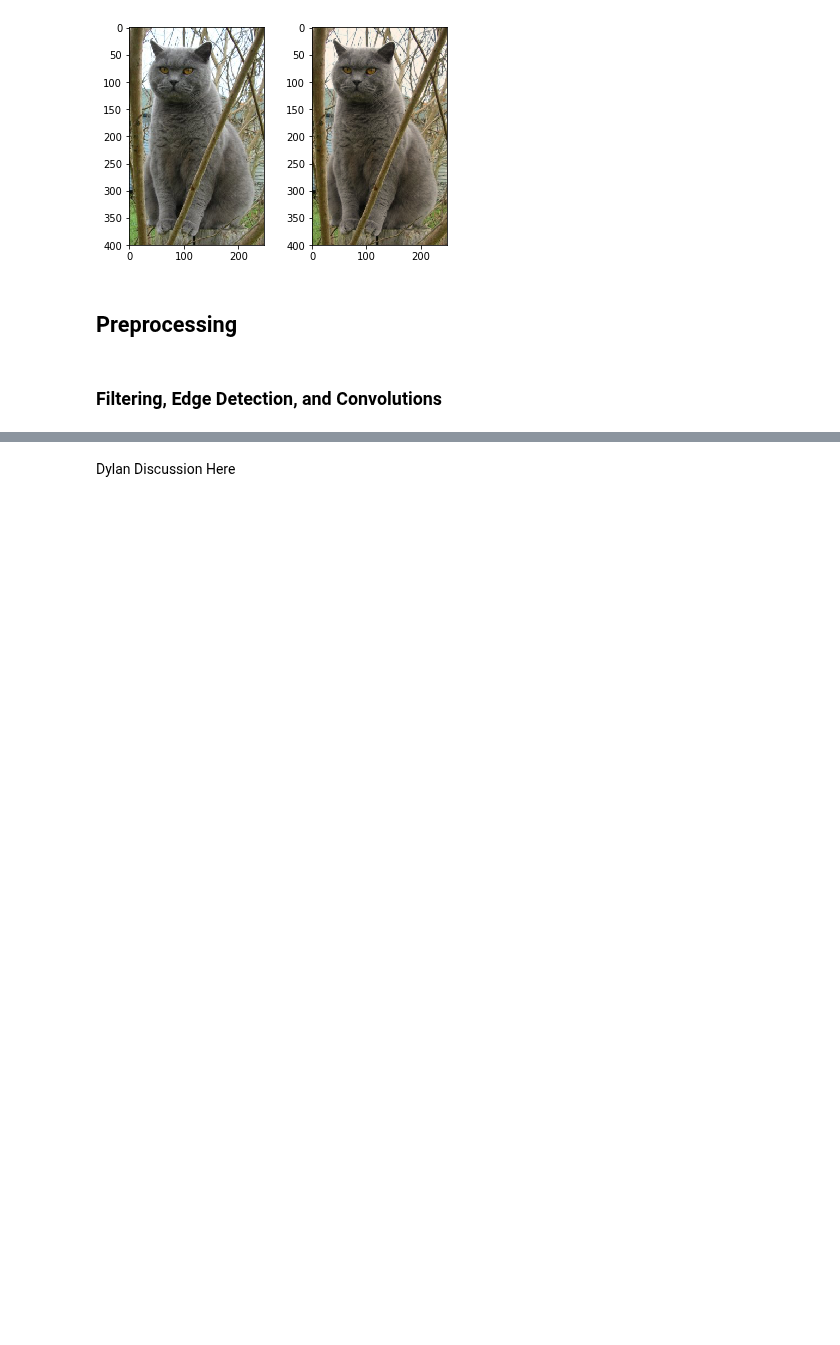
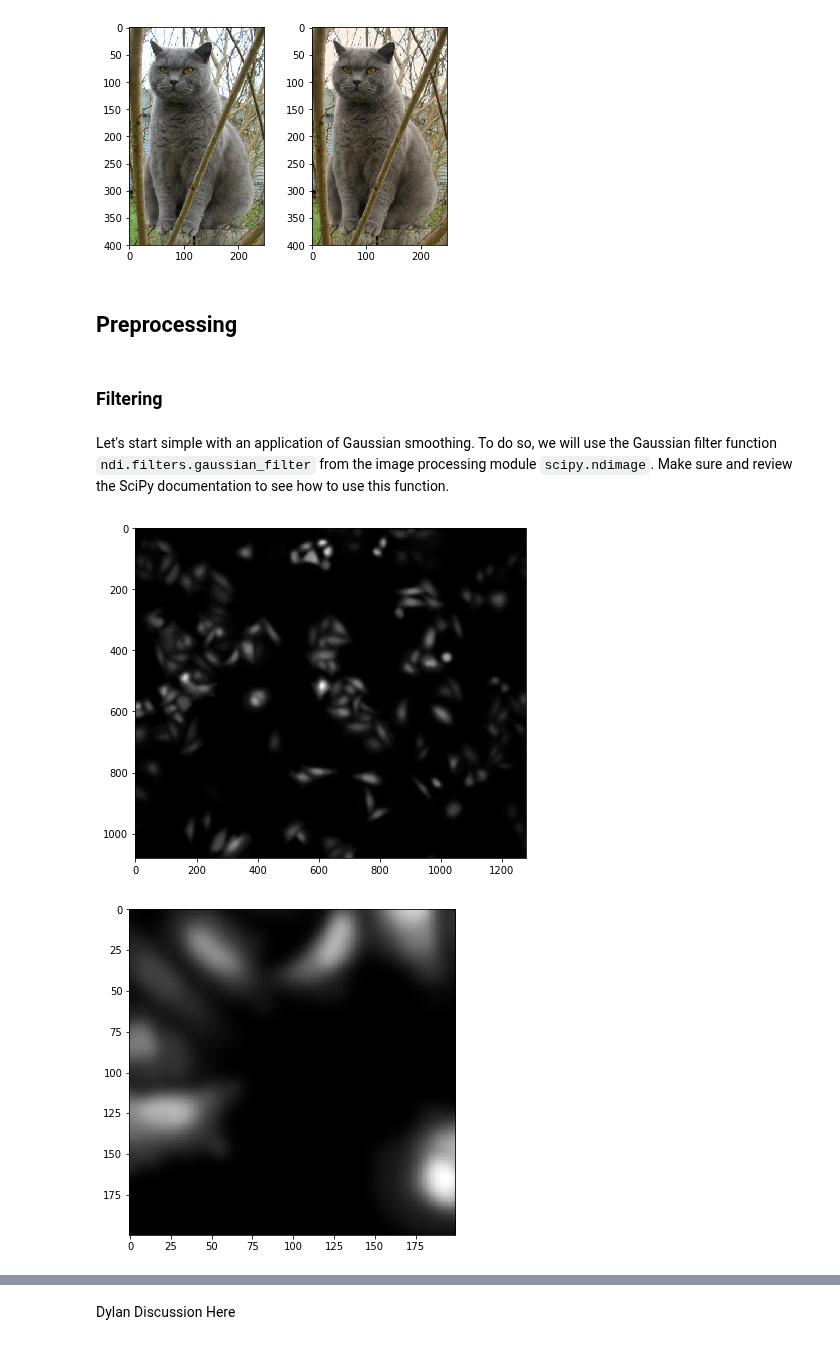
Before and after one commit to vanvalenlab/intro-to-deepcell, a Jupyter notebook: Day2_ImageProcessing.ipynb, the cells around one changed output, grey strips where cells are left out. Saved outputs shown, nothing was run; the diff lists cells and outputs as text; code cells hidden in the pictures; blank space fills up the shorter version.

```diff
--- a/Day2_ImageProcessing.ipynb
+++ b/Day2_ImageProcessing.ipynb
@@ -129,4 +129,6 @@ plt.show()
 # %% [markdown]
 ## Preprocessing
 # %% [markdown]
-### Filtering, Edge Detection, and Convolutions
+### Filtering
+# %% [markdown]
+Let's start simple with an application of Gaussian smoothing. To do so, we will use the Gaussian filter function `ndi.filters.gaussian_filter` from the image processing module `scipy.ndimage`. Make sure and review the SciPy documentation to see how to use this function.
@@ -132,0 +148,17 @@ plt.show()
+# %%
+# Visualize the result using 'plt.imshow'
+
+# Compare with the original image visualized above. Can you optimize sigma such that the image looks
+# smooth without blurring the membranes too much?
+plt.figure(figsize=(7,7))
+plt.imshow(img_smooth, interpolation='none', cmap='gray')
+plt.show()
+
+# To have a closer look at a specific region of the image, crop that region out and show it in a
+# separate plot. Remember that you can crop arrays by "indexing" or "slicing" them similar to lists.
+plt.figure(figsize=(6,6))
+plt.imshow(img_smooth[400:600, 200:400], interpolation='none', cmap='gray')
+plt.show()
+# %% [output]
+[figure, added]
+[figure, added]
```
Also changed, not shown: parts of 12 cells of this notebook.
